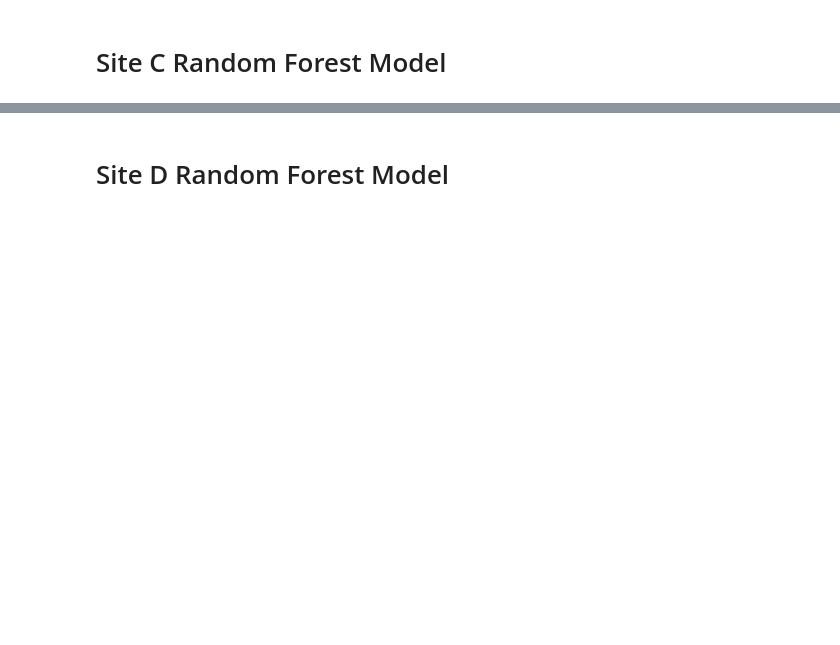
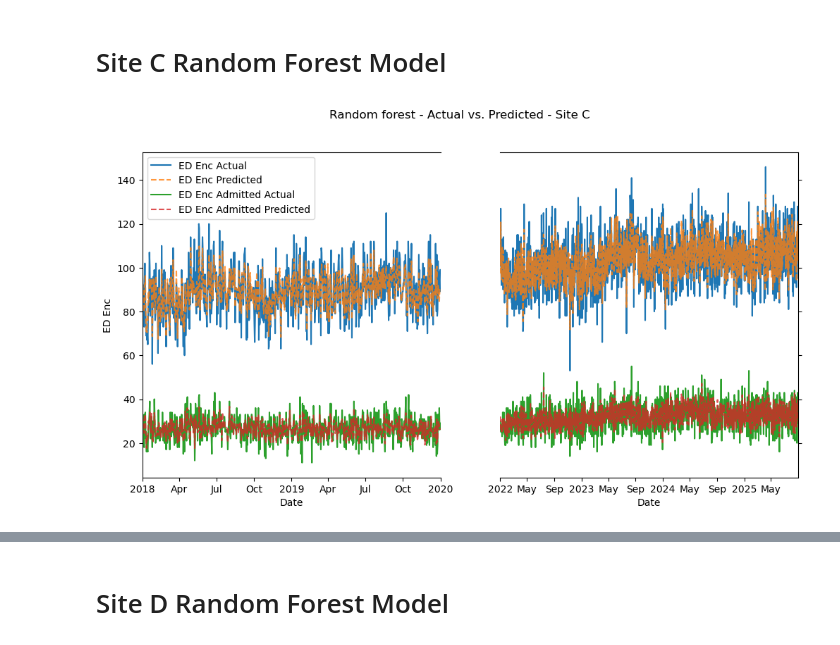
Before and after one commit to southdakotamines-datascience/dsu-no-sleep, a Jupyter notebook: model.ipynb, the cells around one changed output, grey strips where cells are left out. Cells and saved outputs as stored; diff of their text form; code cells hidden in the pictures; blank space fills up the shorter version.

```diff
--- a/model.ipynb
+++ b/model.ipynb
@@ -83,8 +182,54 @@ R² score of 0.9505122881056773
 siteC_train = hourly_blocks_df.filter(pl.col("Site") == "C")
 siteC_X = siteC_train.select(["Year", "Month", "Day", "Weekday", "Hour"])
 siteC_Y = siteC_train.select(["ED Enc", "ED Enc Admitted"])
-siteC_model = RandomForestRegressor().fit(siteC_X, siteC_Y)
 siteC_X_train, siteC_X_test, siteC_Y_train, siteC_Y_test = train_test_split(siteC_X, siteC_Y, test_size=0.2, random_state=42)
+siteC_model = RandomForestRegressor().fit(siteC_X_train, siteC_Y_train)
+# %%
+plot_df = siteC_train.with_columns(
+    pl.datetime(
+        pl.col("Year"),
+        pl.col("Month"),
+        pl.col("Day"),
+    ).alias("Date")
+).group_by("Date").agg(pl.col("ED Enc").sum(), pl.col("ED Enc Admitted").sum())
+
+predict = siteC_model.predict(siteC_X)
+predict_df = siteC_X.with_columns(
+    pl.Series(name="ED Enc Predicted", values=predict[:,0]),
+    pl.Series(name="ED Enc Admitted Predicted", values=predict[:,1])
+).with_columns(
+    pl.datetime(
+        pl.col("Year"),
+        pl.col("Month"),
+        pl.col("Day"),
+    ).alias("Date")
+).group_by("Date").agg(pl.col("ED Enc Predicted").sum(), pl.col("ED Enc Admitted Predicted").sum())
+
+fig, (ax, ax1) = plt.subplots(1, 2, figsize=(12, 6), sharey=True)
+
+sns.lineplot(data=plot_df, x="Date", y="ED Enc", label="ED Enc Actual", ax=ax)
+sns.lineplot(data=predict_df, x="Date", y="ED Enc Predicted", label="ED Enc Predicted", linestyle="--", alpha=0.8, ax=ax)
+sns.lineplot(data=plot_df, x="Date", y="ED Enc Admitted", label="ED Enc Admitted Actual", ax=ax)
+sns.lineplot(data=predict_df, x="Date", y="ED Enc Admitted Predicted", label="ED Enc Admitted Predicted", linestyle="--", alpha=0.8, ax=ax)
+
+sns.lineplot(data=plot_df, x="Date", y="ED Enc", ax=ax1)
+sns.lineplot(data=predict_df, x="Date", y="ED Enc Predicted", linestyle="--", alpha=0.8, ax=ax1)
+sns.lineplot(data=plot_df, x="Date", y="ED Enc Admitted", ax=ax1)
+sns.lineplot(data=predict_df, x="Date", y="ED Enc Admitted Predicted", linestyle="--", alpha=0.8, ax=ax1)
+
+ax.set_xlim(left=min_date, right=begin_covid_date)
+ax1.set_xlim(left=end_covid_date, right=max_date)
+ax.spines.right.set_visible(False)
+ax1.spines.left.set_visible(False)
+ax.tick_params(labelright=False)
+ax1.yaxis.tick_right()
+
+ax.xaxis.set_major_formatter(mdates.ConciseDateFormatter(ax.xaxis.get_major_locator()))
+ax1.xaxis.set_major_formatter(mdates.ConciseDateFormatter(ax1.xaxis.get_major_locator()))
+fig.suptitle("Random forest - Actual vs. Predicted - Site C")
+plt.show()
+# %% [output]
+[figure, added]
 # %%
 print(f"R² score of {siteC_model.score(siteC_X_test, siteC_Y_test)}")
 # %% [output]
```
Also changed, not shown: parts of 30 cells of this notebook.
